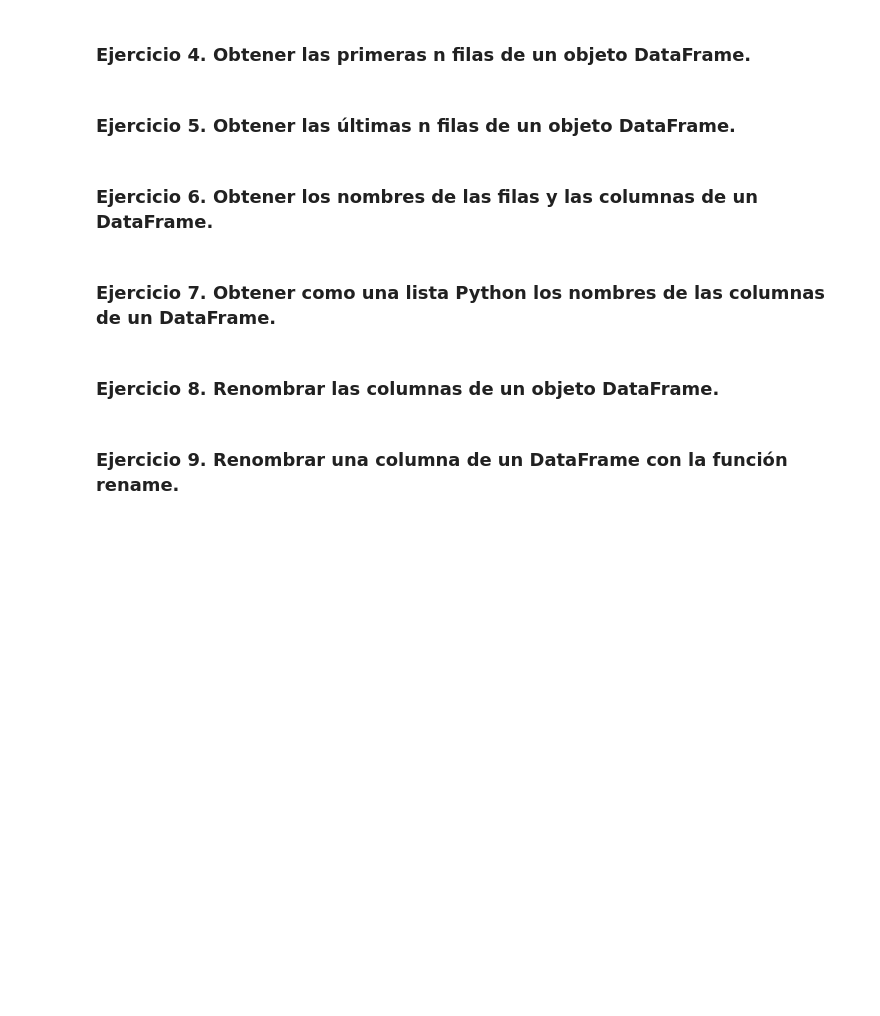
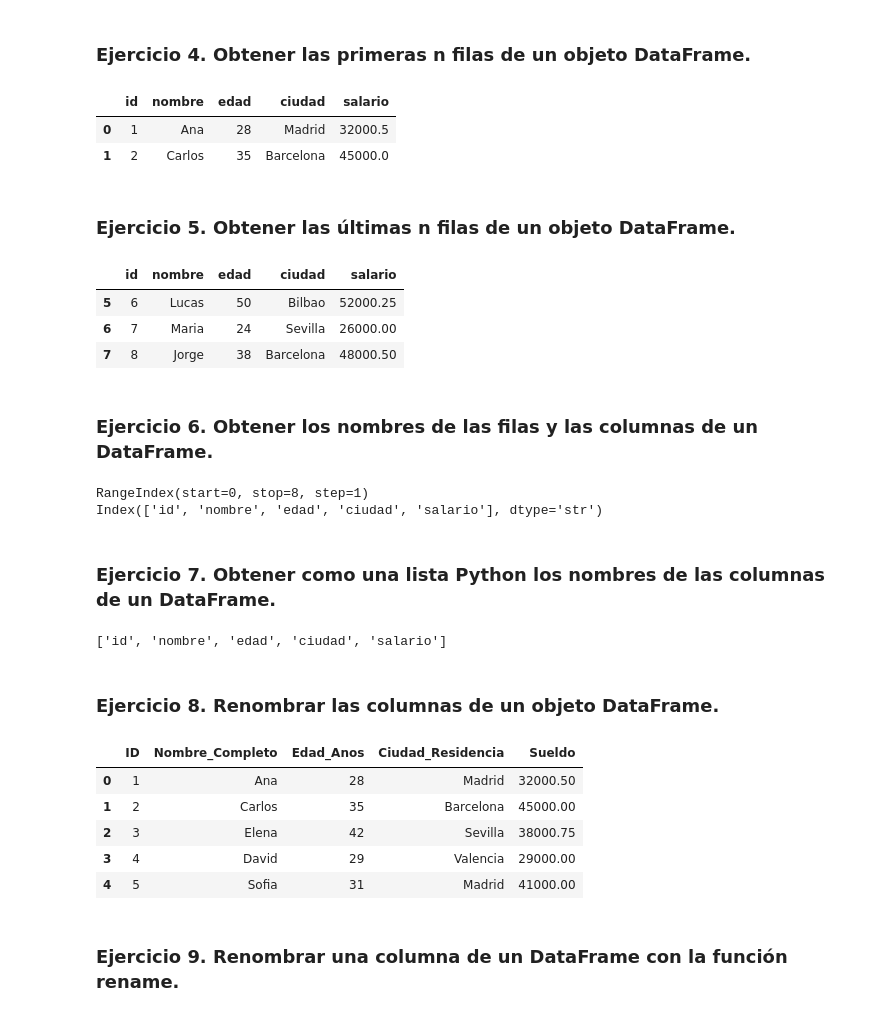
Before and after one commit to VictorFigueroa-IesPsur/PIA-MIA, a Jupyter notebook: Python/Estadistica_Python/Panda/ejercicios_pandas_dataframes.ipynb, the cells around one changed output. Cells and saved outputs as stored; diff of their text form; code cells hidden in the pictures; blank space fills up the shorter version.

```diff
--- a/Python/Estadistica_Python/Panda/ejercicios_pandas_dataframes.ipynb
+++ b/Python/Estadistica_Python/Panda/ejercicios_pandas_dataframes.ipynb
@@ -26,2 +48,8 @@ import numpy as np
+# %%
+dataframe_ejemplo.head(2)
+# %% [output]
+|  | id | nombre | edad | ciudad | salario |
+| 0 | 1 | Ana | 28 | Madrid | 32000.5 |
+| 1 | 2 | Carlos | 35 | Barcelona | 45000.0 |
 # %% [markdown]
 ### Ejercicio 5. Obtener las últimas n filas de un objeto DataFrame.
@@ -30,2 +56,9 @@ import numpy as np
+# %%
+dataframe_ejemplo.tail(3)
+# %% [output]
+|  | id | nombre | edad | ciudad | salario |
+| 5 | 6 | Lucas | 50 | Bilbao | 52000.25 |
+| 6 | 7 | Maria | 24 | Sevilla | 26000.00 |
+| 7 | 8 | Jorge | 38 | Barcelona | 48000.50 |
 # %% [markdown]
 ### Ejercicio 6. Obtener los nombres de las filas y las columnas de un DataFrame.
@@ -34,10 +65,29 @@ import numpy as np
+# %%
+print(dataframe_ejemplo.index)
+print(dataframe_ejemplo.columns)
+# %% [output]
+RangeIndex(start=0, stop=8, step=1)
+Index(['id', 'nombre', 'edad', 'ciudad', 'salario'], dtype='str')
 # %% [markdown]
 ### Ejercicio 7. Obtener como una lista Python los nombres de las columnas de un DataFrame.
 # %%
 # Escribe tu código aquí
+dataframe_ejemplo.columns.to_list()
+# %% [output]
+['id', 'nombre', 'edad', 'ciudad', 'salario']
 # %% [markdown]
 ### Ejercicio 8. Renombrar las columnas de un objeto DataFrame.
 # %%
 # Escribe tu código aquí
+dataframe_ejemplo_cambiado = dataframe_ejemplo.copy()
+dataframe_ejemplo_cambiado.columns = ['ID', 'Nombre_Completo', 'Edad_Anos', 'Ciudad_Residencia', 'Sueldo']
+dataframe_ejemplo_cambiado.head()
+# %% [output]
+|  | ID | Nombre_Completo | Edad_Anos | Ciudad_Residencia | Sueldo |
+| 0 | 1 | Ana | 28 | Madrid | 32000.50 |
+| 1 | 2 | Carlos | 35 | Barcelona | 45000.00 |
+| 2 | 3 | Elena | 42 | Sevilla | 38000.75 |
+| 3 | 4 | David | 29 | Valencia | 29000.00 |
+| 4 | 5 | Sofia | 31 | Madrid | 41000.00 |
 # %% [markdown]
 ### Ejercicio 9. Renombrar una columna de un DataFrame con la función rename.
```
Also changed, not shown: parts of 49 cells of this notebook, 3 other files.
